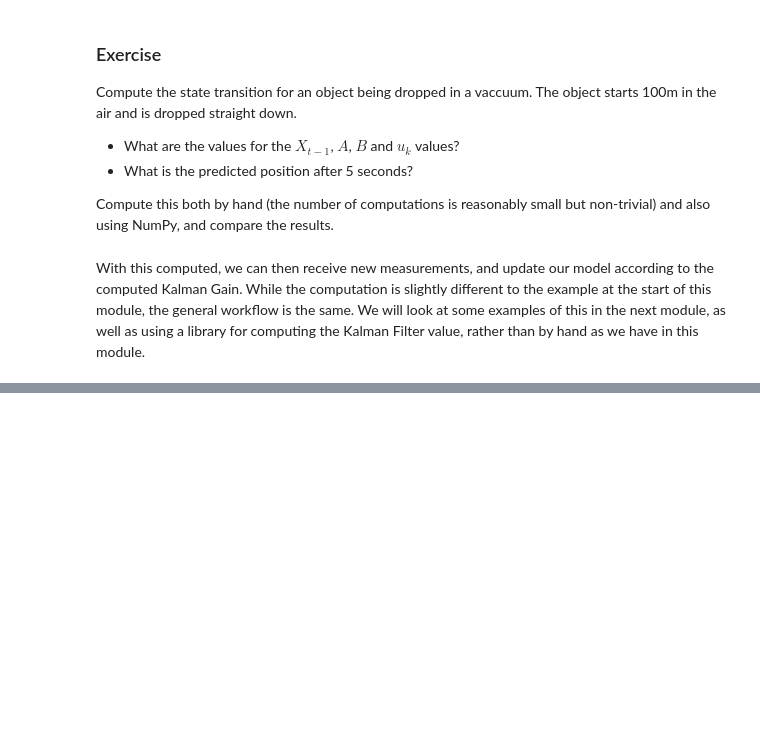
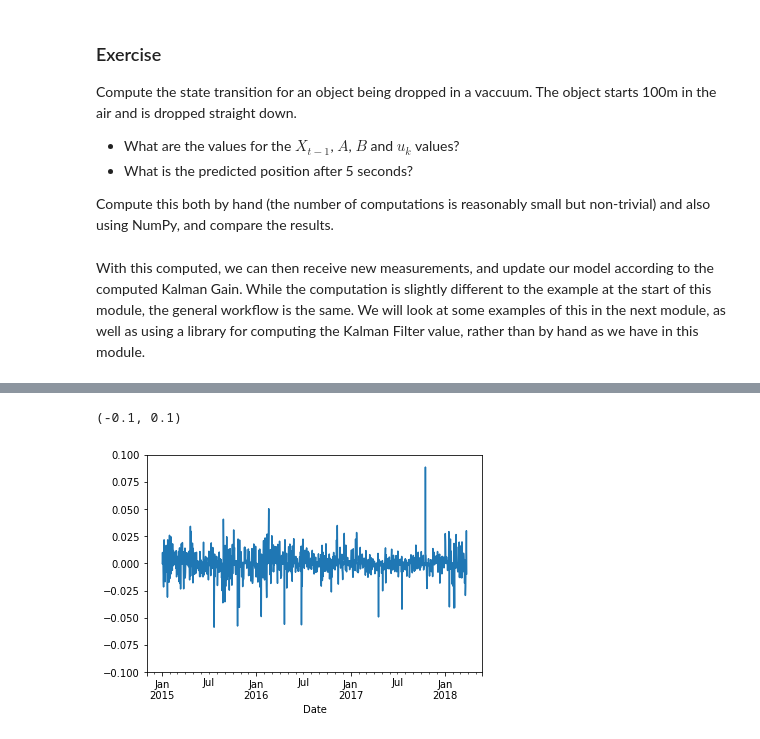
Before and after one commit to PythonCharmers/QuantFinance, a Jupyter notebook: notebooks/ready_for_review/Module 1.7.1 - Kalman Filter Introduction.ipynb, the cells around one changed output, grey strips where cells are left out. Saved outputs shown, nothing was run; the diff lists cells and outputs as text; code cells hidden in the pictures; blank space fills up the shorter version.

```diff
--- a/notebooks/ready_for_review/Module 1.7.1 - Kalman Filter Introduction.ipynb
+++ b/notebooks/ready_for_review/Module 1.7.1 - Kalman Filter Introduction.ipynb
@@ -208,0 +222,18 @@ With this computed, we can then receive new measurements, and update our model a
+# %%
+import quandl
+import my_secrets
+quandl.ApiConfig.api_key = my_secrets.QUANDL_API_KEY
+
+stocks = quandl.get("WIKI/IBM")
+
+stocks = stocks.asfreq('d')  # Set a frequency on the time series index
+
+close = stocks['Adj. Close']
+
+movement = close.pct_change().dropna()
+
+fig = movement["2015":].plot()
+fig.set_ylim(-0.1, 0.1)  # Note there are quite a few outliers, such as a 30% drop!
+# %% [output]
+(-0.1, 0.1)
+[figure, added]
```
Also changed, not shown: parts of 17 cells of this notebook, 1 other file.
